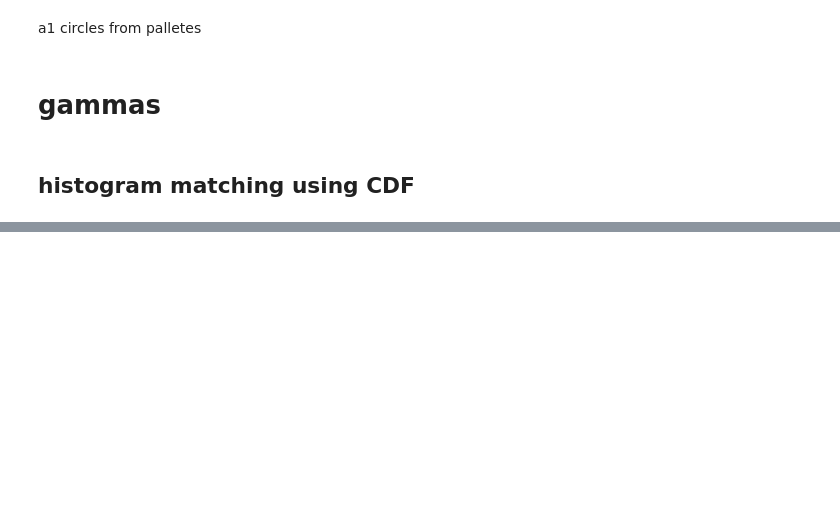
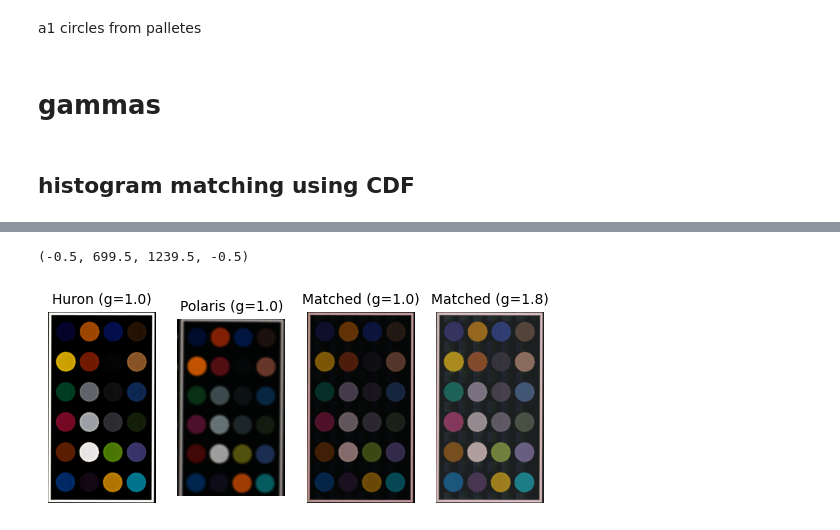
Before and after one commit to slendersold/colour_project, a Jupyter notebook: Hist_matching.ipynb, the cells around one changed output, grey strips where cells are left out. Drawn from its saved outputs; the diff is of its cells as text; code cells hidden in the pictures; blank space fills up the shorter version.

```diff
--- a/Hist_matching.ipynb
+++ b/Hist_matching.ipynb
@@ -210,0 +255,20 @@ huron_101010.shape
+# %%
+matched22=transfer_function(huron_reference, 2.2, 'correction')
+matched18=transfer_function(polaris_reference, 1.8, 'correction')
+# %%
+fig,axs = plt.subplots(ncols=4)
+axs[0].imshow(huron_101010)
+axs[0].set_title('Huron (g=1.0)', fontsize=10)
+axs[0].axis("off")
+axs[1].imshow(polaris_linear)
+axs[1].set_title('Polaris (g=1.0)', fontsize=10)
+axs[1].axis("off")
+axs[2].imshow(polaris_reference)
+axs[2].set_title('Matched (g=1.0)', fontsize=10)
+axs[2].axis("off")
+axs[3].imshow(matched18)
+axs[3].set_title('Matched (g=1.8)', fontsize=10)
+axs[3].axis('off')
+# %% [output]
+(-0.5, 699.5, 1239.5, -0.5)
+[figure, added]
```
Also changed, not shown: parts of 31 cells of this notebook.
